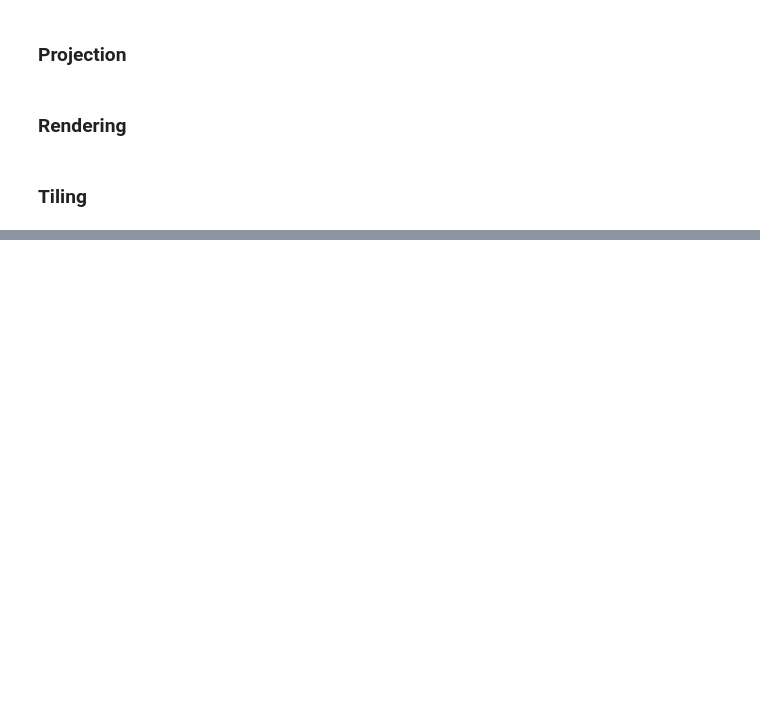
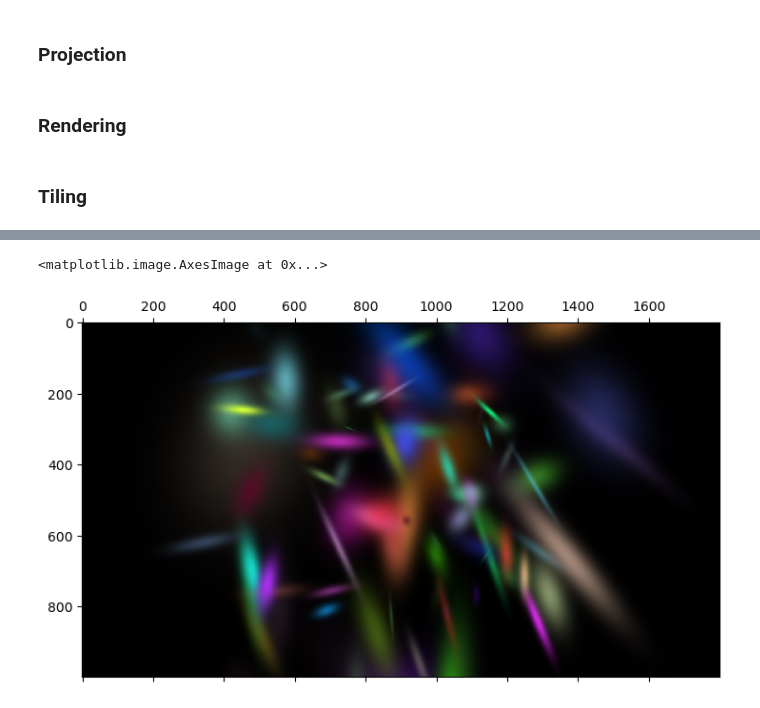
Before and after one commit to myasincifci/gaussian-splatting, a Jupyter notebook: notebooks/rendering_final.ipynb, the cells around one changed output, grey strips where cells are left out. Saved outputs shown, nothing was run; the diff lists cells and outputs as text; code cells hidden in the pictures; blank space fills up the shorter version.

```diff
--- a/notebooks/rendering_final.ipynb
+++ b/notebooks/rendering_final.ipynb
@@ -97,3 +94,8 @@ for box in rot_box:
+# %%
+plt.matshow(out_img)
+# %% [output]
+<matplotlib.image.AxesImage at 0x...>
+[figure, added]
 # %%
 def rasterize_gaussians_patch(
         xys,
```
Also changed, not shown: parts of 11 cells of this notebook, 1 other file.
